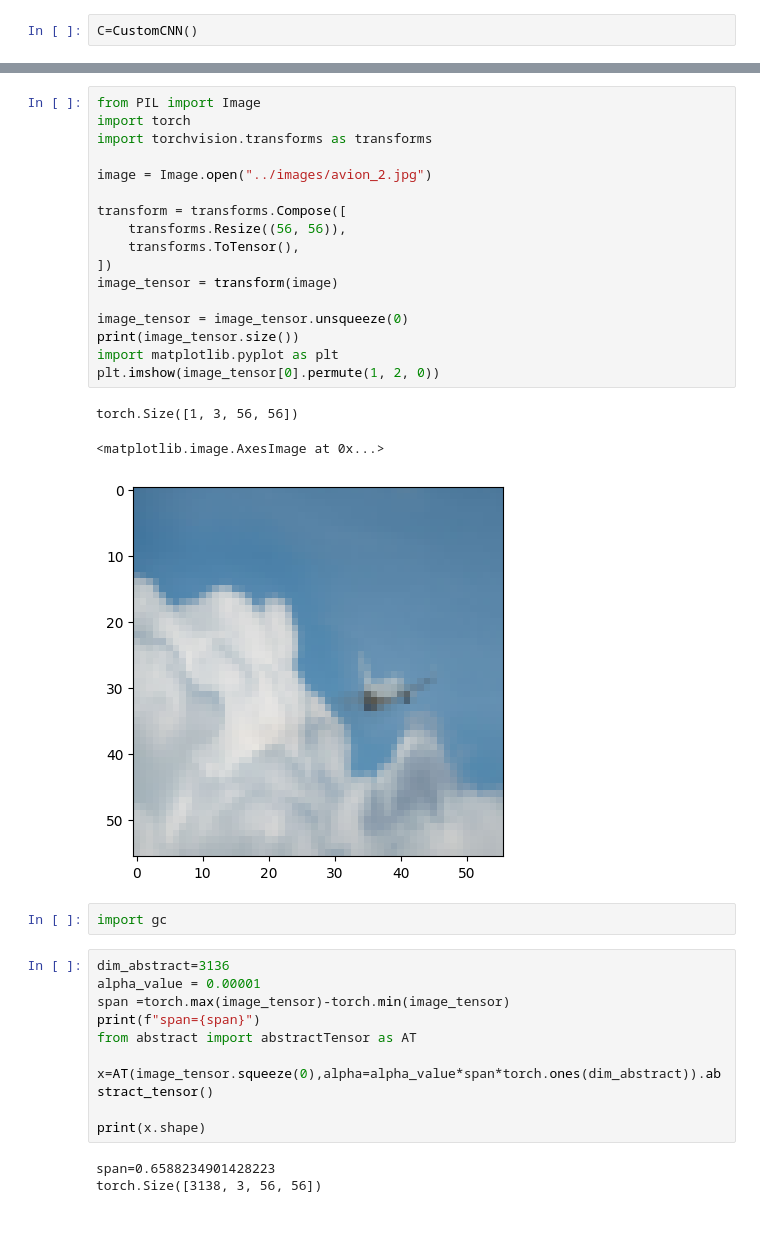
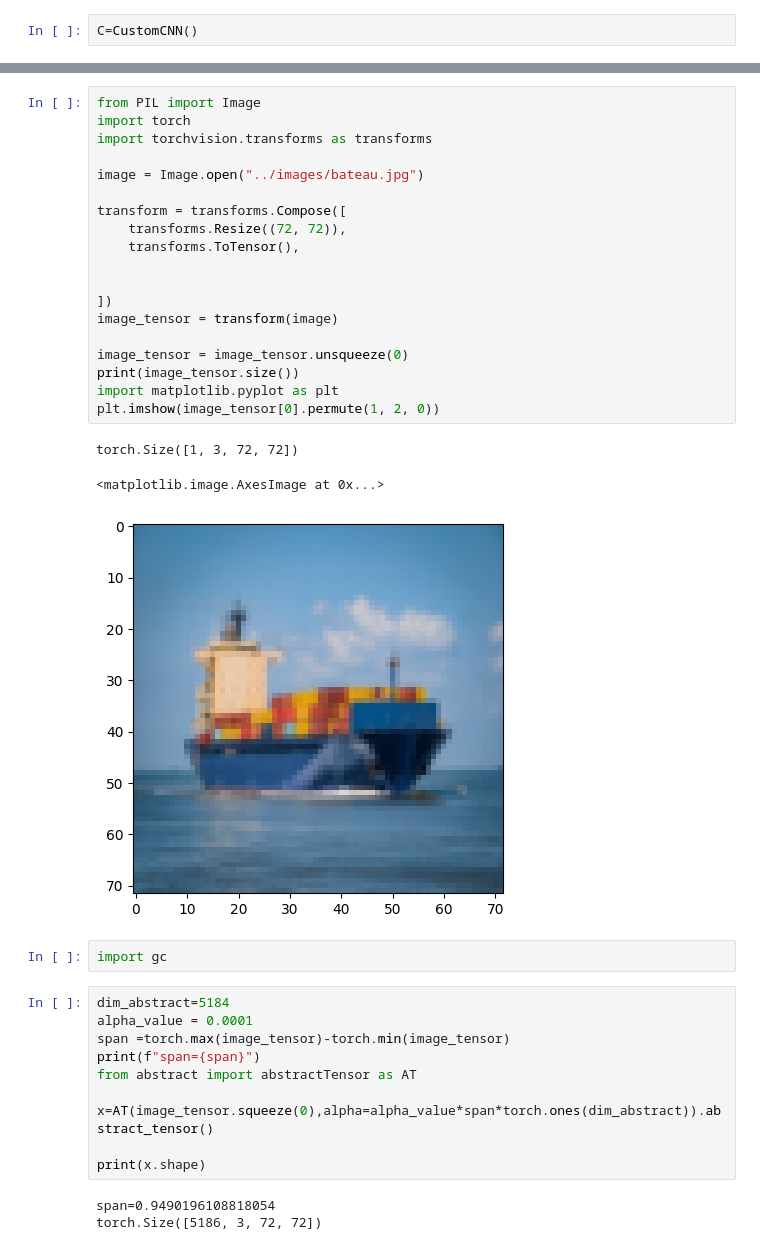
Before and after one commit to guillaume117/AbstractTorch, a Jupyter notebook: notebook/evaluateVGG.ipynb, the cells around one changed output, grey strips where cells are left out. Drawn from its saved outputs; the diff is of its cells as text; blank space fills up the shorter version.

```diff
--- a/notebook/evaluateVGG.ipynb
+++ b/notebook/evaluateVGG.ipynb
@@ -353,29 +353,31 @@ tensor(700.5701)
 # %%
 from PIL import Image
 import torch
 import torchvision.transforms as transforms
 
-image = Image.open("../images/avion_2.jpg")
+image = Image.open("../images/bateau.jpg")
 
 transform = transforms.Compose([
-    transforms.Resize((56, 56)),
+    transforms.Resize((72, 72)),
     transforms.ToTensor(),
+
+
 ])
 image_tensor = transform(image)
 
 image_tensor = image_tensor.unsqueeze(0)
 print(image_tensor.size())
 import matplotlib.pyplot as plt
 plt.imshow(image_tensor[0].permute(1, 2, 0))
 # %% [output]
-torch.Size([1, 3, 56, 56])
+torch.Size([1, 3, 72, 72])
 <matplotlib.image.AxesImage at 0x...>
-[figure, old version]
+[figure, new version]
 # %%
 import gc
 # %%
-dim_abstract=3136
-alpha_value = 0.00001
+dim_abstract=5184
+alpha_value = 0.0001
 span =torch.max(image_tensor)-torch.min(image_tensor)
 print(f"span={span}")
 from abstract import abstractTensor as AT
@@ -384,8 +386,8 @@ x=AT(image_tensor.squeeze(0),alpha=alpha_value*span*torch.ones(dim_abstract)).ab
 
 print(x.shape)
 # %% [output]
-span=0.6588234901428223
-torch.Size([3138, 3, 56, 56])
+span=0.9490196108818054
+torch.Size([5186, 3, 72, 72])
 # %%
 
 x=x.to(device)
```
Also changed, not shown: parts of 8 cells of this notebook, 4 other files.
